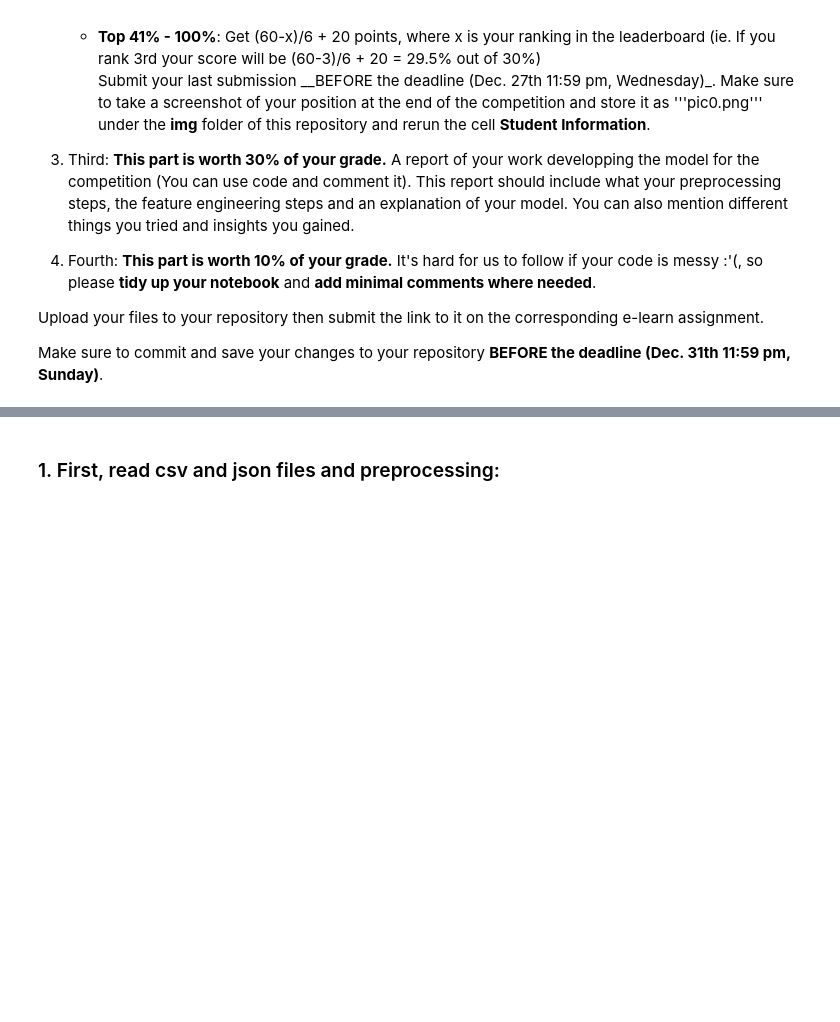
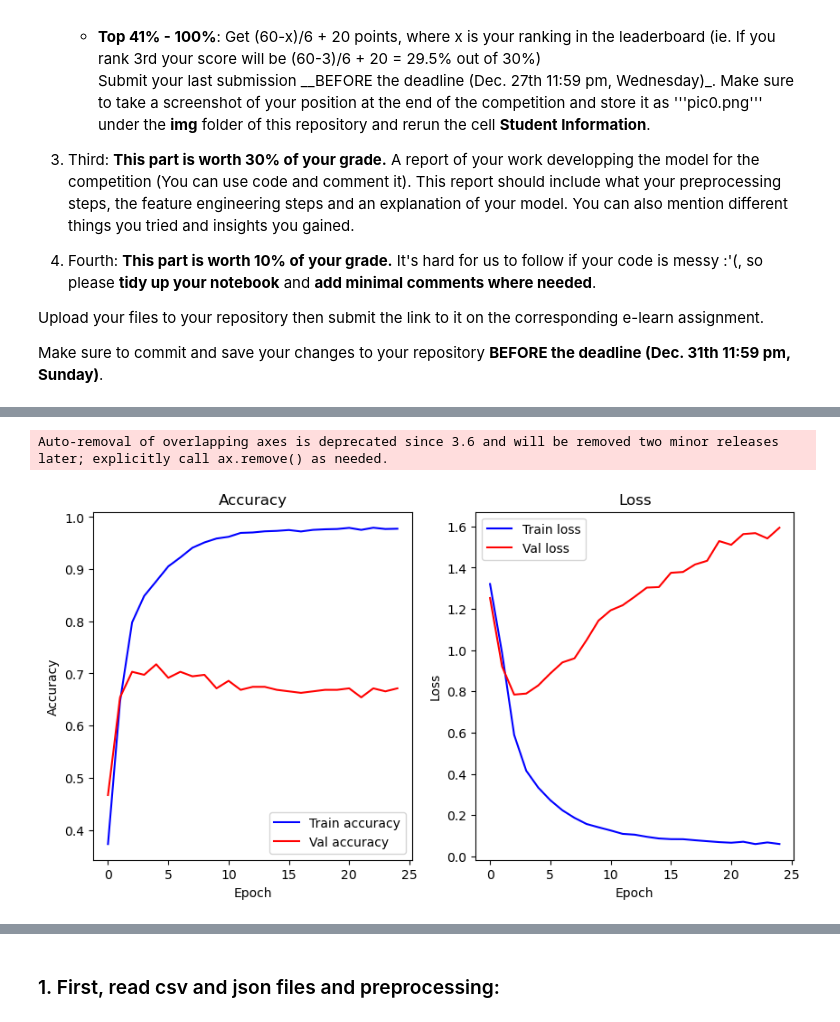
Before and after one commit to chihuahualee828/DM2023-Lab2-Master, a Jupyter notebook: Homework/DM2023-Lab2-Homework.ipynb, the cells around one changed output, grey strips where cells are left out. Cells and saved outputs as stored; diff of their text form; code cells hidden in the pictures; blank space fills up the shorter version.

```diff
--- a/Homework/DM2023-Lab2-Homework.ipynb
+++ b/Homework/DM2023-Lab2-Homework.ipynb
@@ -39,0 +410,5 @@ Make sure to commit and save your changes to your repository __BEFORE the deadli
+# %%
+#Let's take a look at the training log
+training_log = pd.DataFrame()
+training_log = pd.read_csv("../logs/training_log.csv")
+training_log
@@ -39,0 +433,36 @@ Make sure to commit and save your changes to your repository __BEFORE the deadli
+# %%
+# Answer here
+train_acc = training_log.accuracy
+val_acc = training_log.val_accuracy
+
+train_loss = training_log.loss
+val_loss = training_log.val_loss
+
+fig = plt.subplots(figsize=(10,5))
+
+plt.subplot(1, 2, 1)
+plt.plot(training_log.epoch, train_acc, color='blue', label='Train accuracy')
+plt.plot(training_log.epoch, val_acc, color='red', label='Val accuracy')
+# Adding labels and title
+plt.xlabel('Epoch')
+plt.ylabel('Accuracy')
+plt.title('Accuracy')
+# Adding a legend
+plt.legend()
+# Display the plot
+
+
+plt.subplot(1, 2, 2)
+plt.plot(training_log.epoch, train_loss, color='blue', label='Train loss')
+plt.plot(training_log.epoch, val_loss, color='red', label='Val loss')
+# Adding labels and title
+plt.xlabel('Epoch')
+plt.ylabel('Loss')
+plt.title('Loss')
+# Adding a legend
+plt.legend()
+# Display the plot
+plt.show()
+# %% [output]
+Auto-removal of overlapping axes is deprecated since 3.6 and will be removed two minor releases later; explicitly call ax.remove() as needed.
+[figure, added]
```
Also changed, not shown: parts of 56 cells of this notebook.
